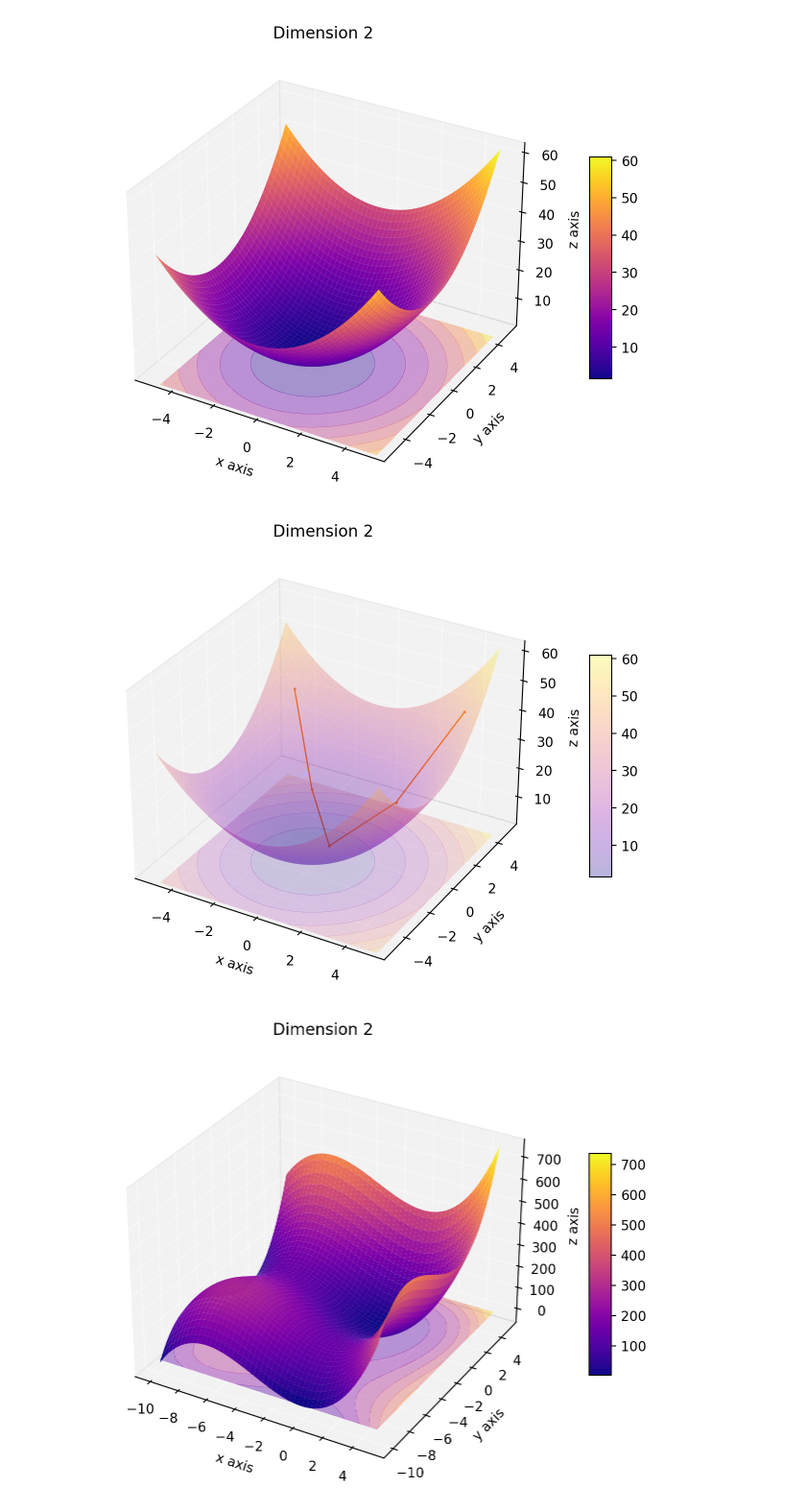
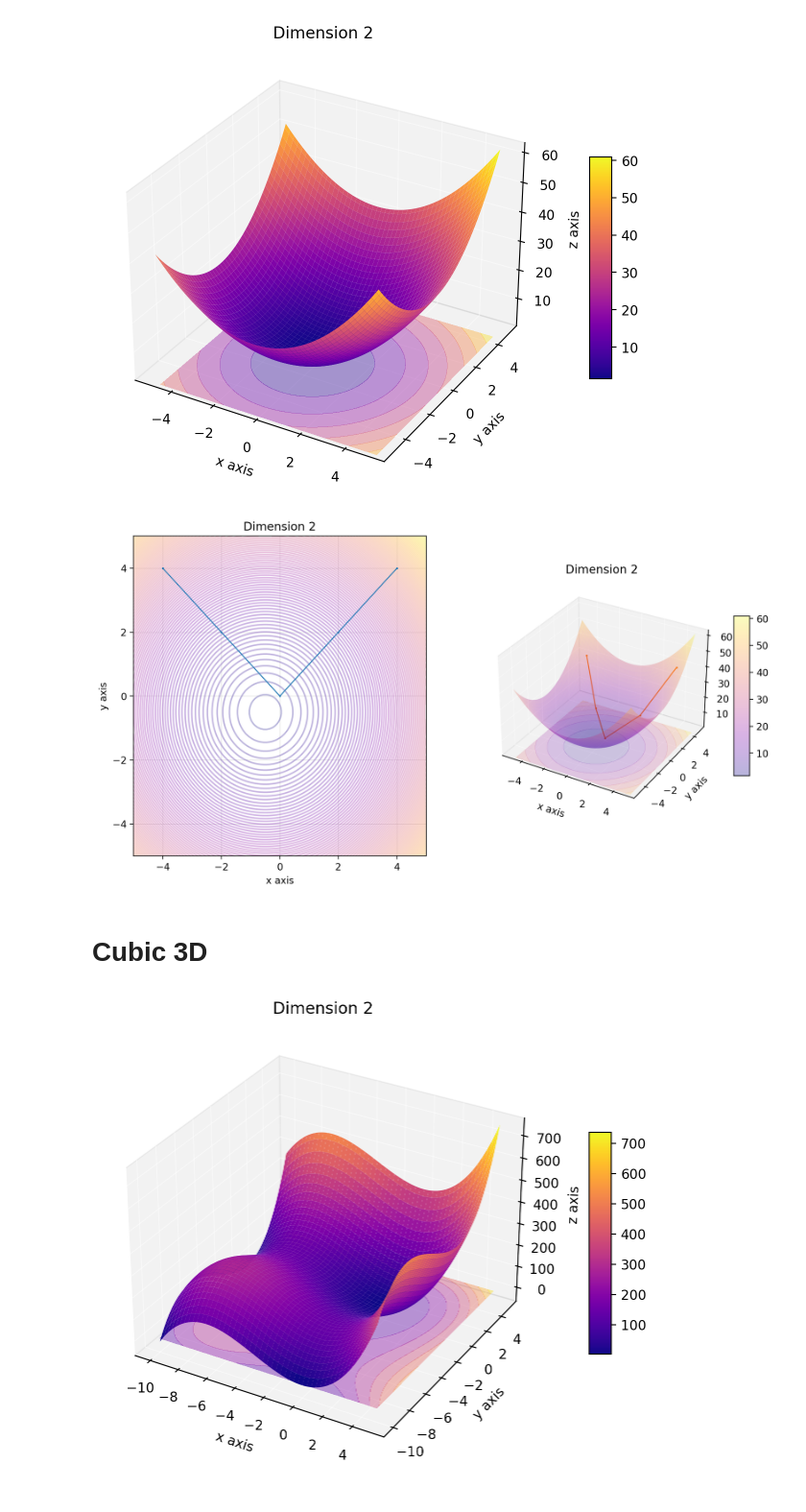
Before and after one commit to Mousteph/Descent, a Jupyter notebook: figures.ipynb, the cells around one changed output. Shown at 96% size. Drawn from its saved outputs; the diff is of its cells as text; code cells hidden in the pictures.

```diff
--- a/figures.ipynb
+++ b/figures.ipynb
@@ -34,10 +29,12 @@ quadratic_3d.figure()
 # %%
 descent = {
     "descent": np.array([[-4, 4], [-2, 2], [0, 0], [2, 2], [4, 4]])
 }
-quadratic_3d.figure(descent=descent)
+quadratic_3d.figure(descent=descent, plot_contour=True)
 # %% [output]
-[figure, old version]
+[figure, new version]
+# %% [markdown]
+# Cubic 3D
 # %%
 cubic_3d = Cubic3D(np.array([10, 10]))
 x = np.linspace(-10, 5, 100)
```
Also changed, not shown: parts of 5 cells of this notebook, 4 other files.
